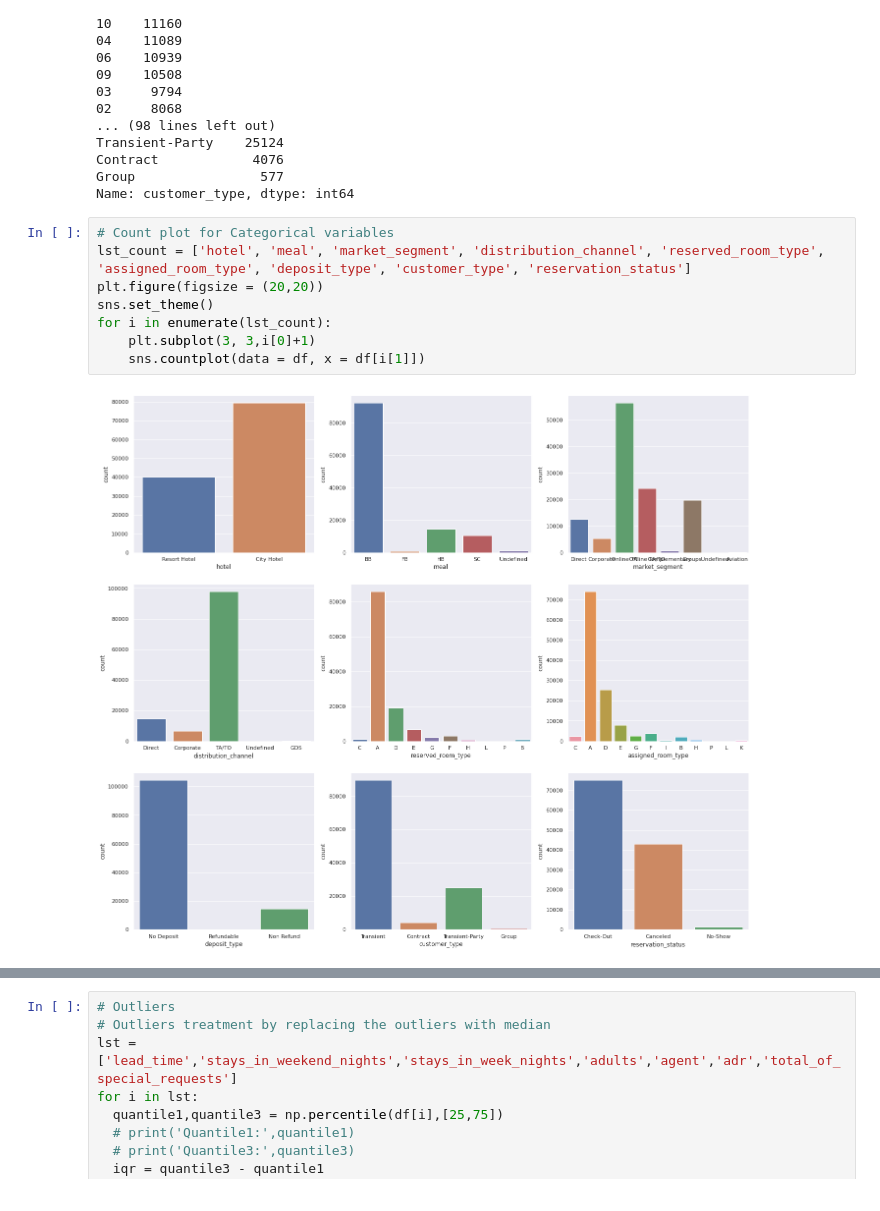
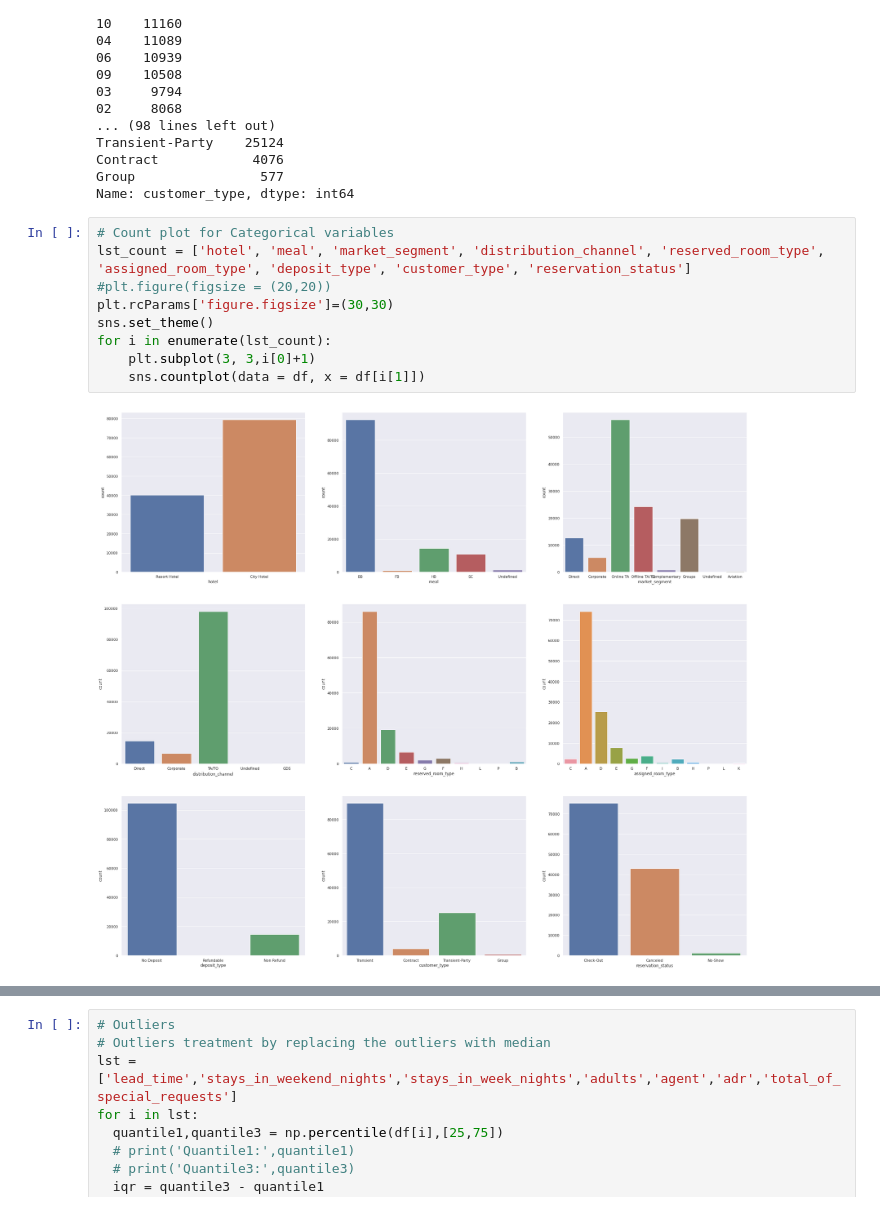
Before and after one commit to Sriharish19/EDA-Hotel-Booking-Capstone-Project-1, a Jupyter notebook: SH_Hotel_Booking_Capstone_Project.ipynb, the cells around one changed output, grey strips where cells are left out. Drawn from its saved outputs; the diff is of its cells as text.

```diff
--- a/SH_Hotel_Booking_Capstone_Project.ipynb
+++ b/SH_Hotel_Booking_Capstone_Project.ipynb
@@ -164,13 +263,14 @@ Name: customer_type, dtype: int64
 # %%
 # Count plot for Categorical variables
 lst_count = ['hotel', 'meal', 'market_segment', 'distribution_channel', 'reserved_room_type', 'assigned_room_type', 'deposit_type', 'customer_type', 'reservation_status']
-plt.figure(figsize = (20,20))
+#plt.figure(figsize = (20,20))
+plt.rcParams['figure.figsize']=(30,30)
 sns.set_theme()
 for i in enumerate(lst_count):
     plt.subplot(3, 3,i[0]+1)
     sns.countplot(data = df, x = df[i[1]])
 # %% [output]
-[figure, old version]
+[figure, new version]
 # %%
 # Box plot to detect the outliers
 lst_box = list(df.describe().columns)
```
Also changed, not shown: parts of 27 cells of this notebook.
